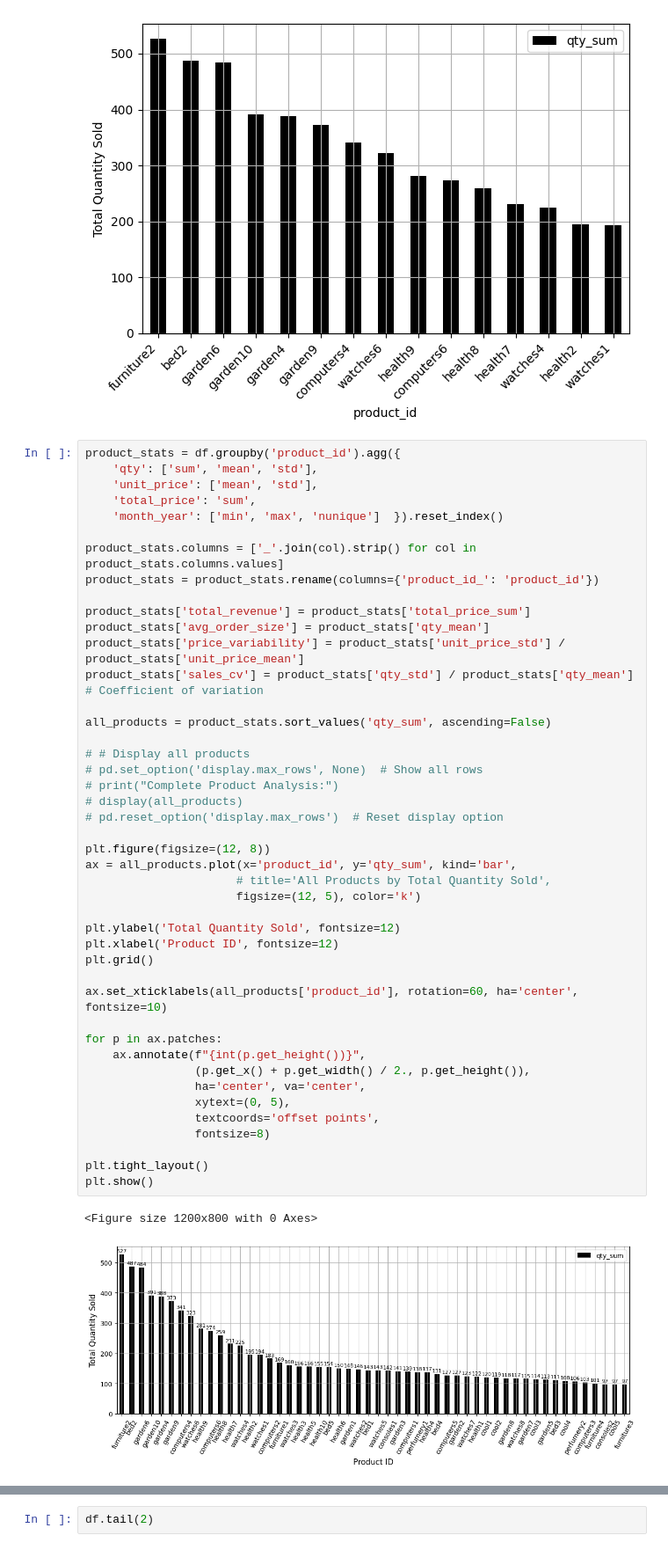
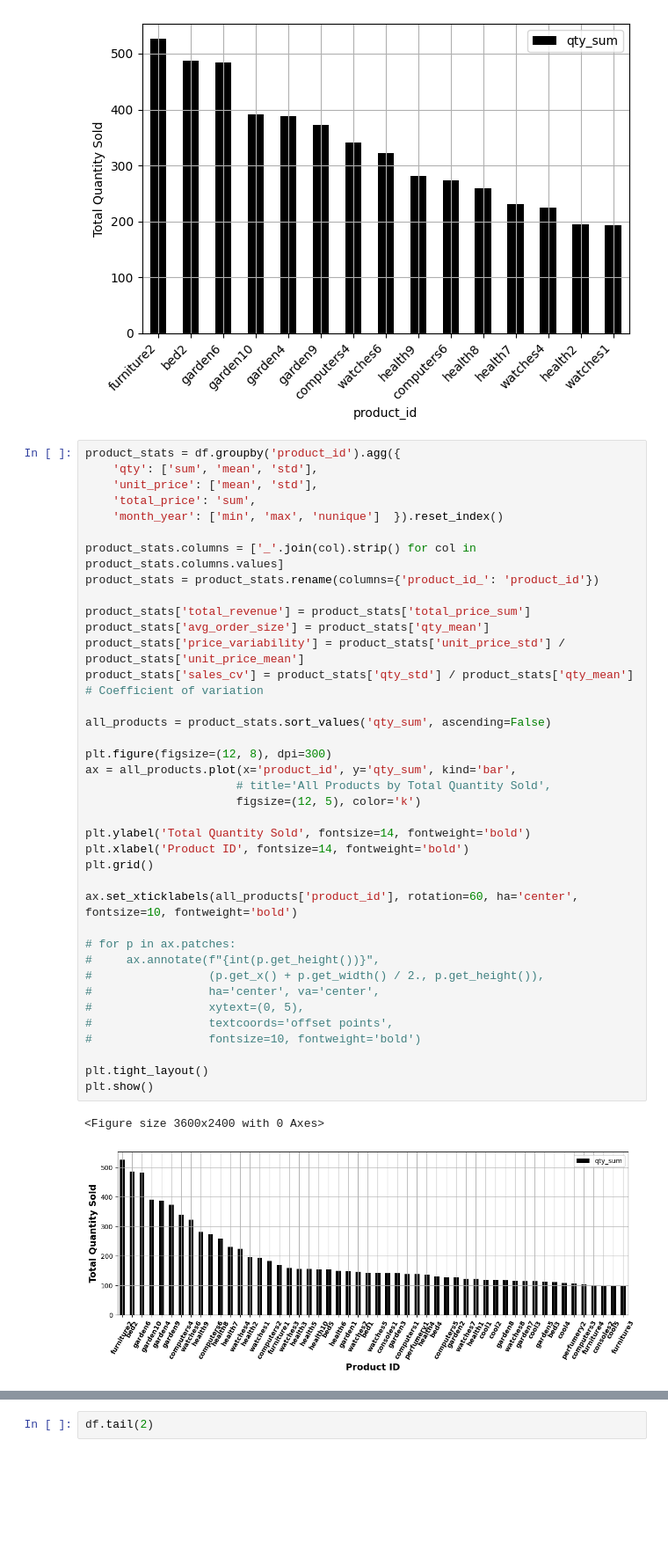
Before and after one commit to saritmaitra/Multi-Agent-RL, a Jupyter notebook: stochastic_demand.ipynb, the cells around one changed output, grey strips where cells are left out. Shown at 88% size. Cells and saved outputs as stored; diff of their text form; blank space fills up the shorter version.

```diff
--- a/stochastic_demand.ipynb
+++ b/stochastic_demand.ipynb
@@ -98,47 +124,41 @@ plt.show()
 # %%
 product_stats = df.groupby('product_id').agg({
     'qty': ['sum', 'mean', 'std'],
     'unit_price': ['mean', 'std'],
     'total_price': 'sum',
     'month_year': ['min', 'max', 'nunique']  }).reset_index()
 
 product_stats.columns = ['_'.join(col).strip() for col in product_stats.columns.values]
 product_stats = product_stats.rename(columns={'product_id_': 'product_id'})
 
 product_stats['total_revenue'] = product_stats['total_price_sum']
 product_stats['avg_order_size'] = product_stats['qty_mean']
 product_stats['price_variability'] = product_stats['unit_price_std'] / product_stats['unit_price_mean']
 product_stats['sales_cv'] = product_stats['qty_std'] / product_stats['qty_mean']  # Coefficient of variation
 
 all_products = product_stats.sort_values('qty_sum', ascending=False)
 
-# # Display all products
-# pd.set_option('display.max_rows', None)  # Show all rows
-# print("Complete Product Analysis:")
-# display(all_products)
-# pd.reset_option('display.max_rows')  # Reset display option
-
-plt.figure(figsize=(12, 8))
+plt.figure(figsize=(12, 8), dpi=300)
 ax = all_products.plot(x='product_id', y='qty_sum', kind='bar',
                       # title='All Products by Total Quantity Sold',
                       figsize=(12, 5), color='k')
 
-plt.ylabel('Total Quantity Sold', fontsize=12)
-plt.xlabel('Product ID', fontsize=12)
+plt.ylabel('Total Quantity Sold', fontsize=14, fontweight='bold')
+plt.xlabel('Product ID', fontsize=14, fontweight='bold')
 plt.grid()
 
-ax.set_xticklabels(all_products['product_id'], rotation=60, ha='center', fontsize=10)
+ax.set_xticklabels(all_products['product_id'], rotation=60, ha='center', fontsize=10, fontweight='bold')
 
-for p in ax.patches:
-    ax.annotate(f"{int(p.get_height())}",
-                (p.get_x() + p.get_width() / 2., p.get_height()),
-                ha='center', va='center',
-                xytext=(0, 5),
-                textcoords='offset points',
-                fontsize=8)
+# for p in ax.patches:
+#     ax.annotate(f"{int(p.get_height())}",
+#                 (p.get_x() + p.get_width() / 2., p.get_height()),
+#                 ha='center', va='center',
+#                 xytext=(0, 5),
+#                 textcoords='offset points',
+#                 fontsize=10, fontweight='bold')
 
 plt.tight_layout()
 plt.show()
 # %% [output]
-<Figure size 1200x800 with 0 Axes>
+<Figure size 3600x2400 with 0 Axes>
-[figure, old version]
+[figure, new version]
```
Also changed, not shown: parts of 12 cells of this notebook.
